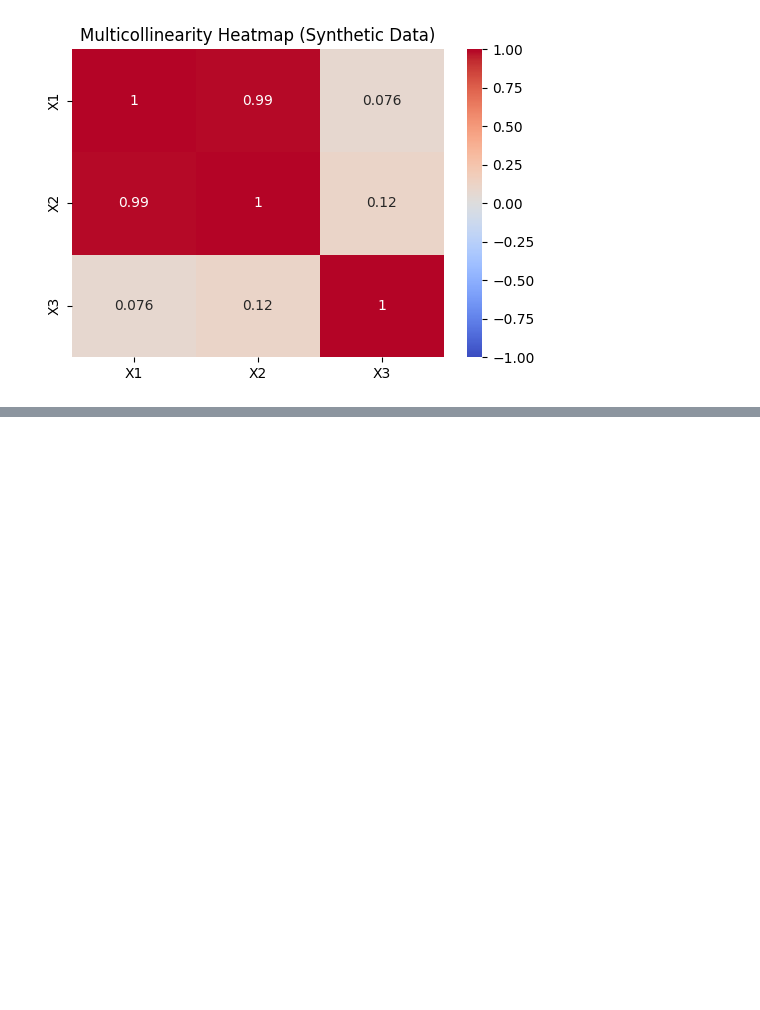
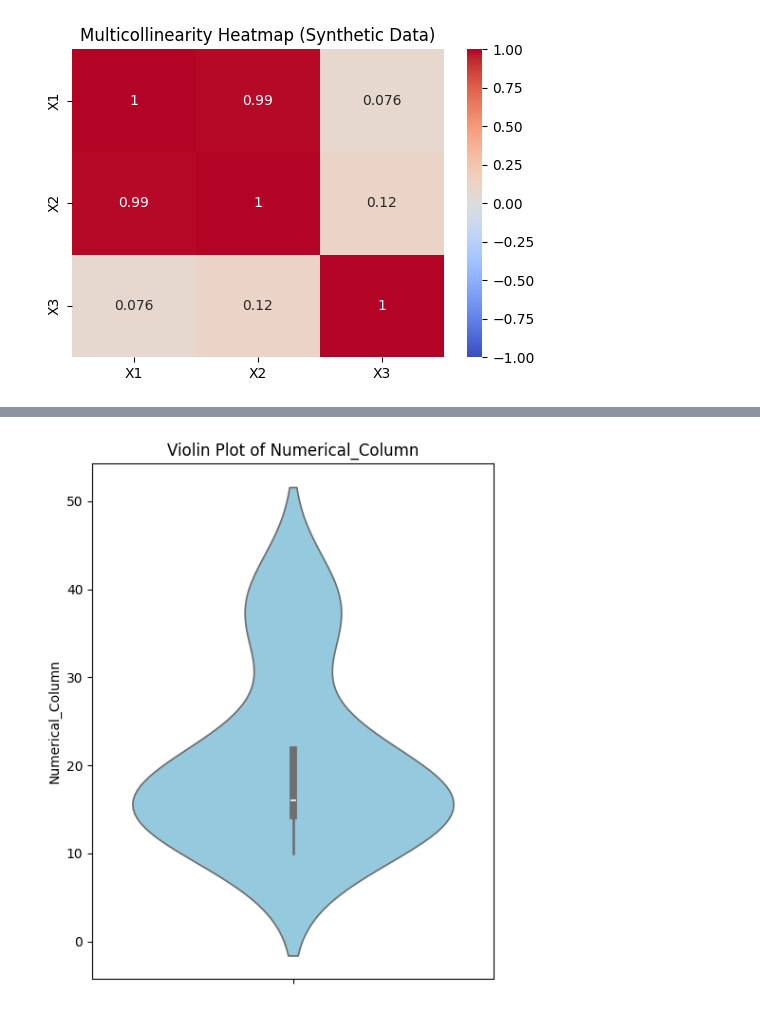
Before and after one commit to prof-sd1/Data-Science, a Jupyter notebook: Module_5.ipynb, the cells around one changed output, grey strips where cells are left out. Cells and saved outputs as stored; diff of their text form; code cells hidden in the pictures; blank space fills up the shorter version.

```diff
--- a/Module_5.ipynb
+++ b/Module_5.ipynb
@@ -520,0 +903,24 @@ plt.show()
+# %%
+import pandas as pd
+import matplotlib.pyplot as plt
+import seaborn as sns
+
+# Sample data
+data = {
+    'Numerical_Column': [10, 15, 14, 18, 21, 13, 16, 22, 35, 40, 38, 14, 15, 16]
+}
+
+df = pd.DataFrame(data)
+
+# Violin plot
+plt.figure(figsize=(5, 6))
+sns.violinplot(data=df, y='Numerical_Column', inner='box', color='skyblue')
+
+# Title
+plt.title('Violin Plot of Numerical_Column')
+
+# Show plot
+plt.tight_layout()
+plt.show()
+# %% [output]
+[figure, added]
```
Also changed, not shown: parts of 35 cells of this notebook.
